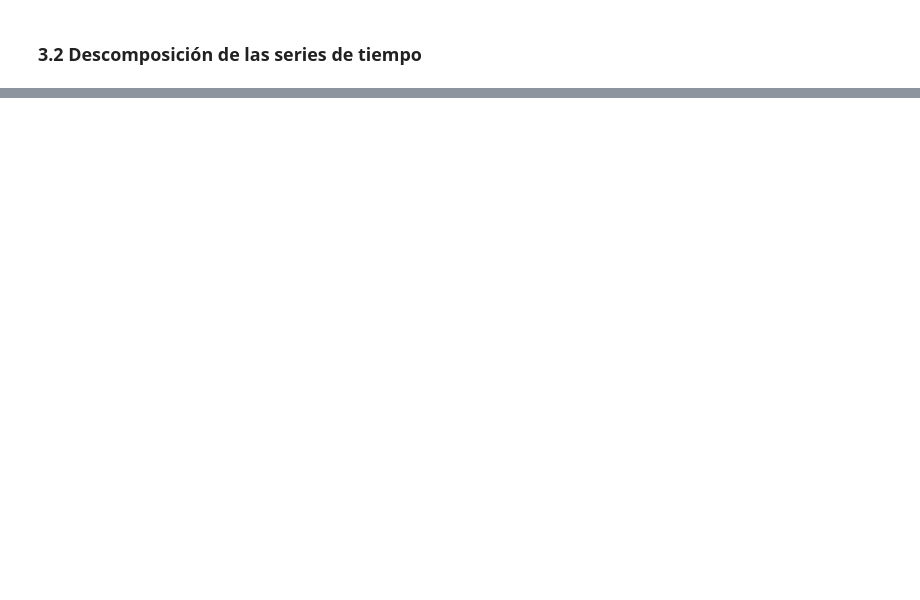
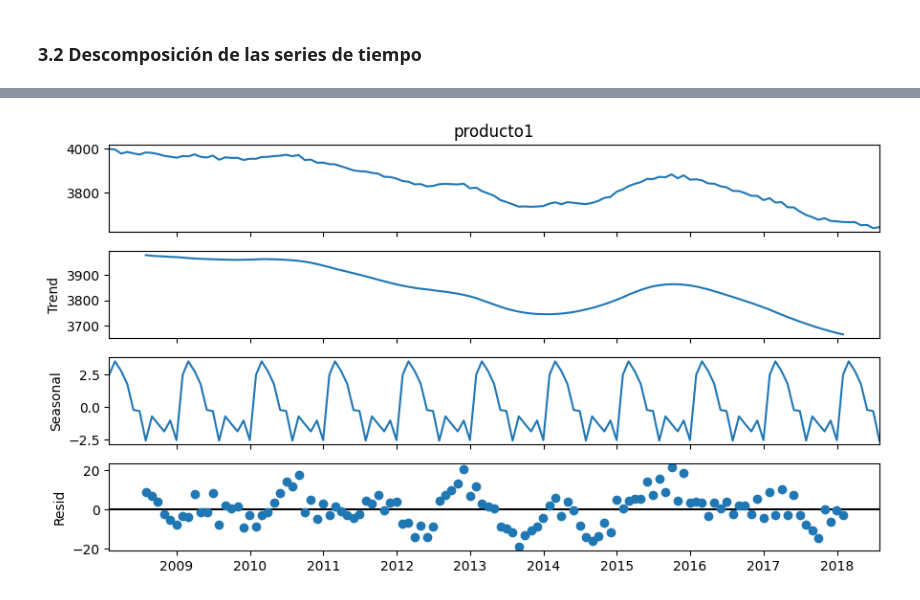
Before and after one commit to maryyuliana/FUNDAMENTOS_DE_ANALITICA_II, a Jupyter notebook: ExamenPracticoSeriesDeTiempo.ipynb, the cells around one changed output, grey strips where cells are left out. Drawn from its saved outputs; the diff is of its cells as text; code cells hidden in the pictures; blank space fills up the shorter version.

```diff
--- a/ExamenPracticoSeriesDeTiempo.ipynb
+++ b/ExamenPracticoSeriesDeTiempo.ipynb
@@ -86,0 +99,14 @@ ValueError: freq N not understood. Please report if you think this is in error.
+# %%
+
+# Realizar la descomposición estacional con la frecuencia calculada
+p1_componentes = seasonal_decompose(df['producto1'], model="additive")
+p2_componentes = seasonal_decompose(df['producto2'], model="additive")
+# %%
+
+# Graficar los componentes de la serie del producto 1
+fig = p1_componentes.plot()
+fig.set_size_inches((9, 5))
+fig.tight_layout()
+plt.show()
+# %% [output]
+[figure, added]
```
Also changed, not shown: parts of 72 cells of this notebook.
